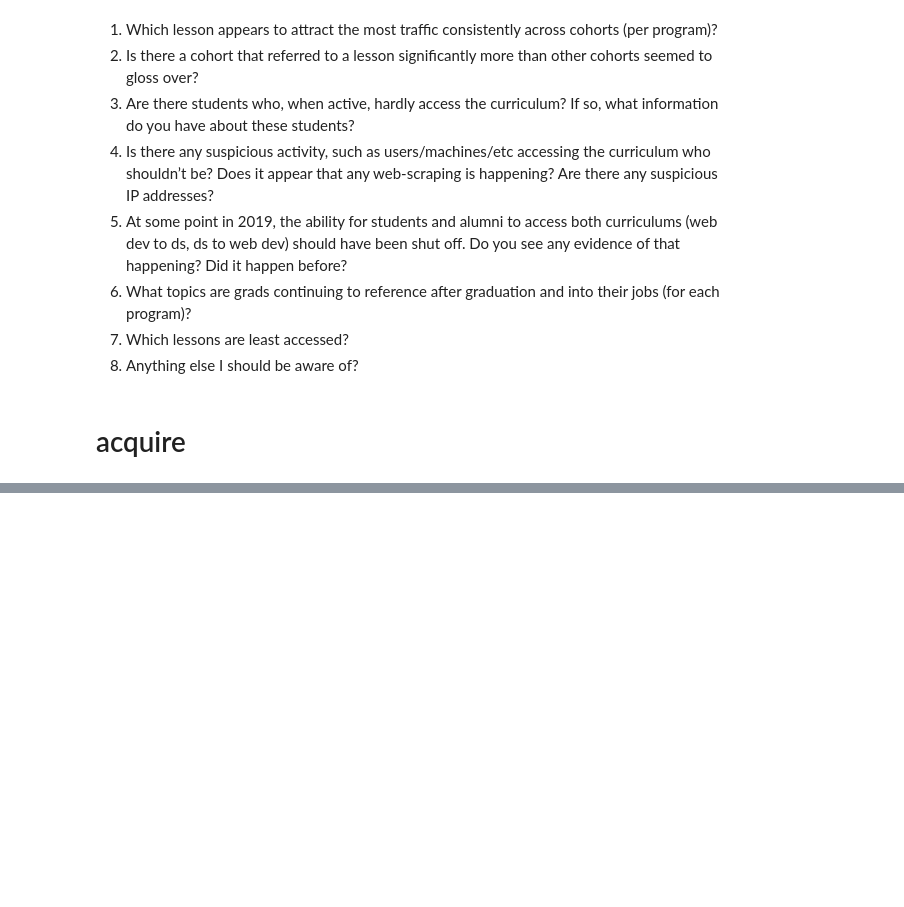
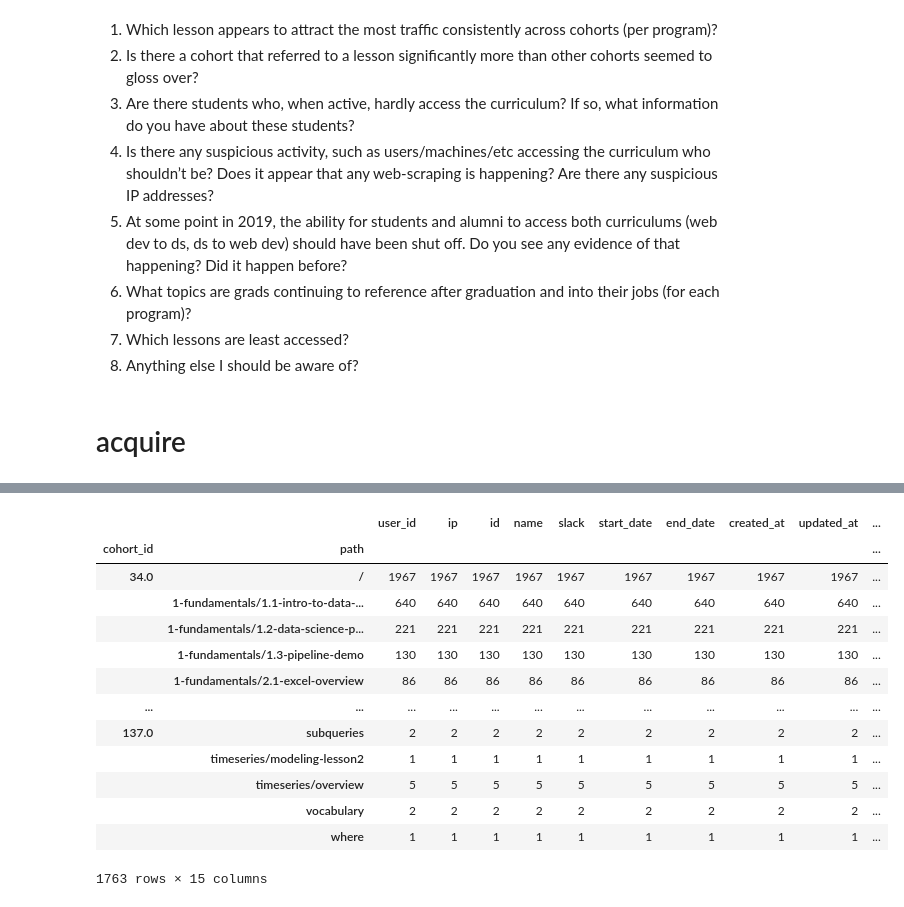
Before and after one commit to Anomaly-Detection-Project/Anomaly_detect-Project, a Jupyter notebook: manny_functions.ipynb, the cells around one changed output, grey strips where cells are left out. Saved outputs shown, nothing was run; the diff lists cells and outputs as text; code cells hidden in the pictures; blank space fills up the shorter version.

```diff
--- a/manny_functions.ipynb
+++ b/manny_functions.ipynb
@@ -53,0 +89,2 @@ df.head()
+# %%
+df.set_index(pd.DatetimeIndex(df['fixed_date']), inplace=True)
@@ -53,0 +93,7 @@ df.head()
+# %%
+df = df.drop(columns = ['date','time','fixed_date'])
+# %%
+df['data']= df['program_id']== 3
+df['web']= df['program_id']== 2
+df['php']= df['program_id']== 1
+df['front_end']= df['program_id']== 4
@@ -53,0 +122,2 @@ df.head()
+# %%
+data_df = df[df['data']==True]
@@ -53,0 +145,17 @@ df.head()
+# %%
+data_df.groupby(['cohort_id','path']).count()
+# %% [output]
+|  |  | user_id | ip | id | name | slack | start_date | end_date | created_at | updated_at | ... |
+| cohort_id | path |  |  |  |  |  |  |  |  |  | ... |
+| 34.0 | / | 1967 | 1967 | 1967 | 1967 | 1967 | 1967 | 1967 | 1967 | 1967 | ... |
+|  | 1-fundamentals/1.1-intro-to-data-... | 640 | 640 | 640 | 640 | 640 | 640 | 640 | 640 | 640 | ... |
+|  | 1-fundamentals/1.2-data-science-p... | 221 | 221 | 221 | 221 | 221 | 221 | 221 | 221 | 221 | ... |
+|  | 1-fundamentals/1.3-pipeline-demo | 130 | 130 | 130 | 130 | 130 | 130 | 130 | 130 | 130 | ... |
+|  | 1-fundamentals/2.1-excel-overview | 86 | 86 | 86 | 86 | 86 | 86 | 86 | 86 | 86 | ... |
+| ... | ... | ... | ... | ... | ... | ... | ... | ... | ... | ... | ... |
+| 137.0 | subqueries | 2 | 2 | 2 | 2 | 2 | 2 | 2 | 2 | 2 | ... |
+|  | timeseries/modeling-lesson2 | 1 | 1 | 1 | 1 | 1 | 1 | 1 | 1 | 1 | ... |
+|  | timeseries/overview | 5 | 5 | 5 | 5 | 5 | 5 | 5 | 5 | 5 | ... |
+|  | vocabulary | 2 | 2 | 2 | 2 | 2 | 2 | 2 | 2 | 2 | ... |
+|  | where | 1 | 1 | 1 | 1 | 1 | 1 | 1 | 1 | 1 | ... |
+1763 rows × 15 columns
```
Also changed, not shown: parts of 17 cells of this notebook.
